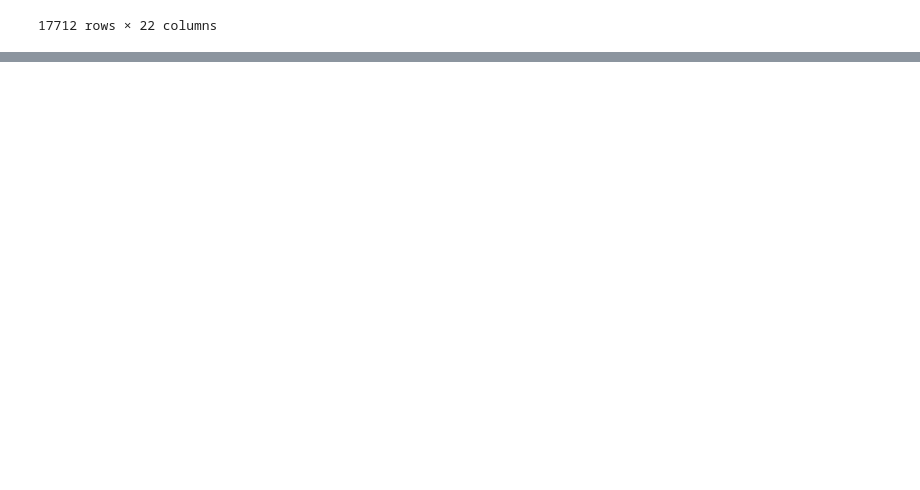
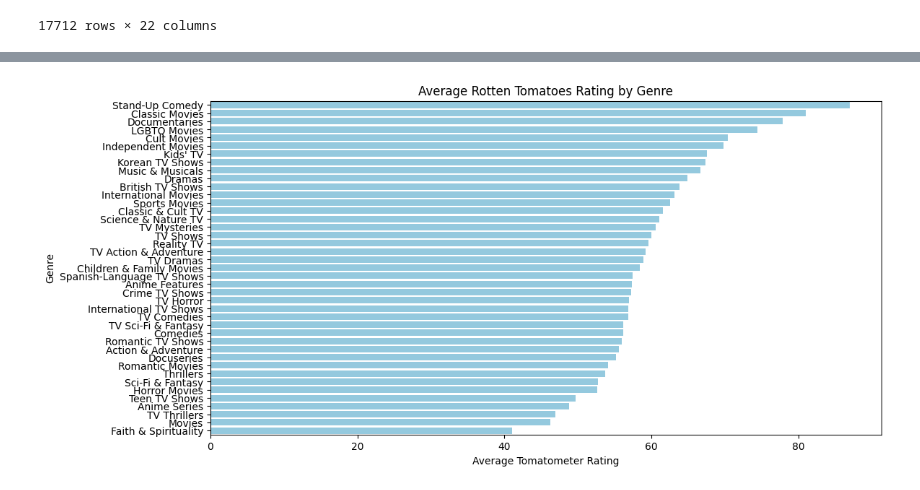
Before and after one commit to Jishu-2004/Unsupervised-ML---Netflix-Movies-and-TV-Shows-Clustering, a Jupyter notebook: Unsupervised_ML_Netflix.ipynb, the cells around one changed output, grey strips where cells are left out. Saved outputs shown, nothing was run; the diff lists cells and outputs as text; code cells hidden in the pictures; blank space fills up the shorter version.

```diff
--- a/Unsupervised_ML_Netflix.ipynb
+++ b/Unsupervised_ML_Netflix.ipynb
@@ -406,3 +409,31 @@ print(merged_df.head(35))
+# %%
+import matplotlib.pyplot as plt
+import seaborn as sns
+
+# Assuming your merged DataFrame is named 'merged_df'
+# and the Rotten Tomatoes rating column is 'tomatometer_rating'
+# and the genre column is 'listed_in'
+
+# 1. Data Preparation:
+merged_df = merged_df.dropna(subset=['tomatometer_rating', 'listed_in'])  # Drop rows with missing values
+merged_df['tomatometer_rating'] = pd.to_numeric(merged_df['tomatometer_rating'], errors='coerce')
+
+# 2. Split and Explode Genres:
+merged_df['listed_in'] = merged_df['listed_in'].str.split(', ')  # Split genres by comma
+merged_df = merged_df.explode('listed_in')  # Create separate rows for each genre
+
+# 3. Group by Genre and Calculate Average Rating:
+genre_ratings = merged_df.groupby('listed_in')['tomatometer_rating'].mean().sort_values(ascending=False)
+
+# 4. Create Bar Plot:
+plt.figure(figsize=(12, 6))  # Adjust figure size if needed
+sns.barplot(x=genre_ratings.values, y=genre_ratings.index, orient='h', color='skyblue')
+plt.title('Average Rotten Tomatoes Rating by Genre')
+plt.xlabel('Average Tomatometer Rating')
+plt.ylabel('Genre')
+plt.show()
+# %% [output]
+[figure, added]
 # %%
 import pandas as pd
 from sklearn.feature_extraction.text import TfidfVectorizer
```
Also changed, not shown: parts of 18 cells of this notebook.
